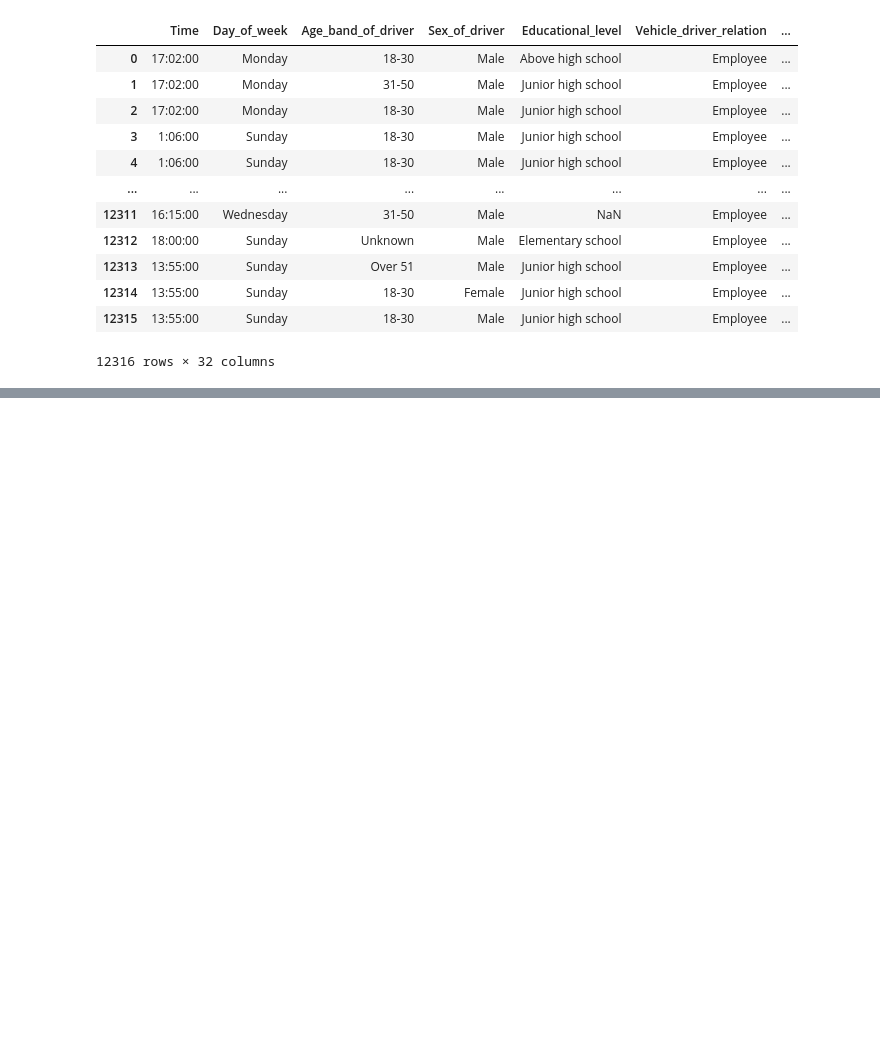
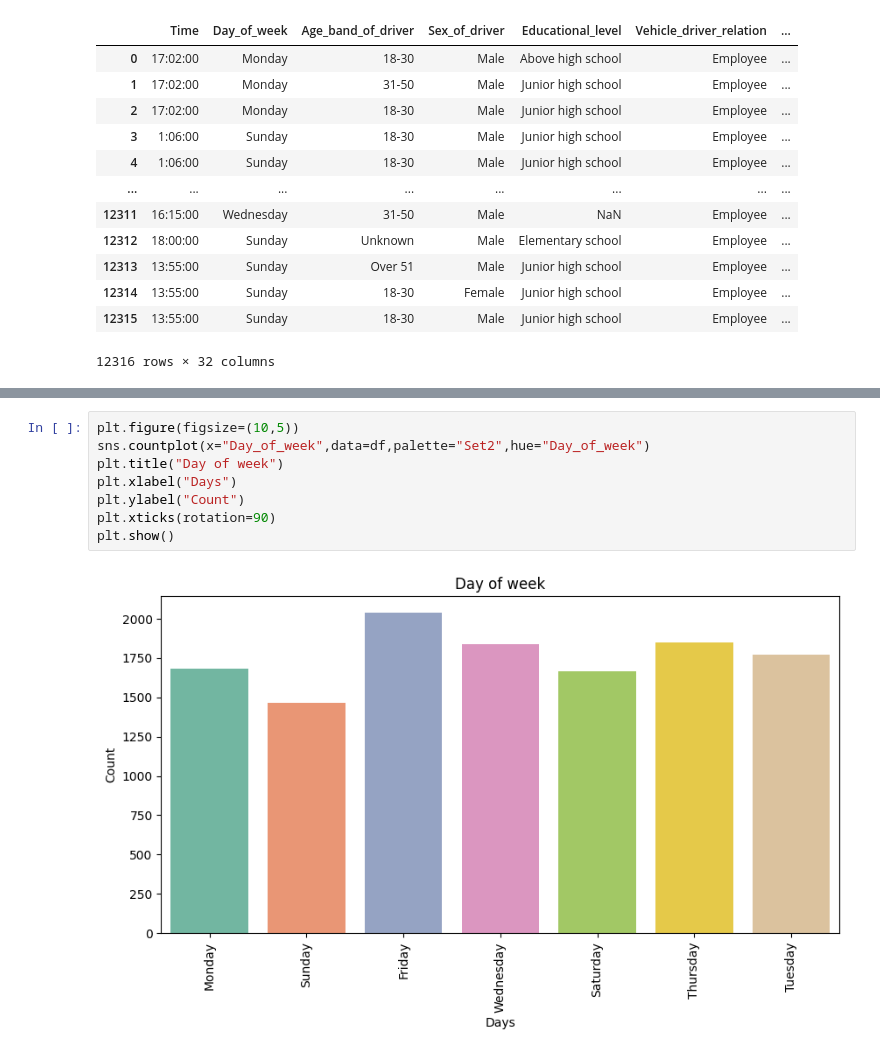
Before and after one commit to vinayvashishat/Accidents-Data, a Jupyter notebook: Accidents_Data.ipynb, the cells around one changed output, grey strips where cells are left out. Saved outputs shown, nothing was run; the diff lists cells and outputs as text; blank space fills up the shorter version.

```diff
--- a/Accidents_Data.ipynb
+++ b/Accidents_Data.ipynb
@@ -24,0 +80,10 @@ df
+# %%
+plt.figure(figsize=(10,5))
+sns.countplot(x="Day_of_week",data=df,palette="Set2",hue="Day_of_week")
+plt.title("Day of week")
+plt.xlabel("Days")
+plt.ylabel("Count")
+plt.xticks(rotation=90)
+plt.show()
+# %% [output]
+[figure, added]
```
Also changed, not shown: parts of 11 cells of this notebook.
